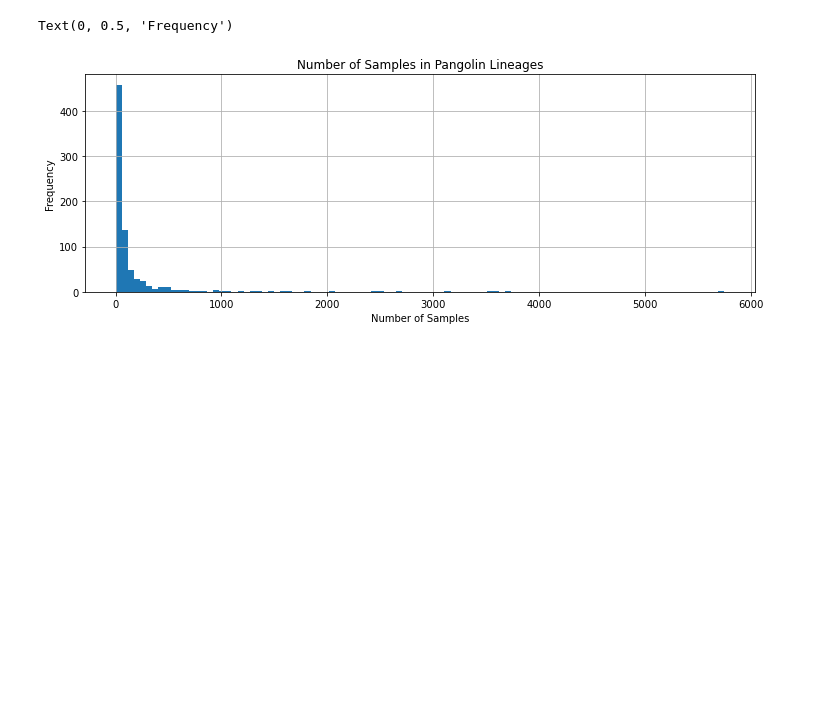
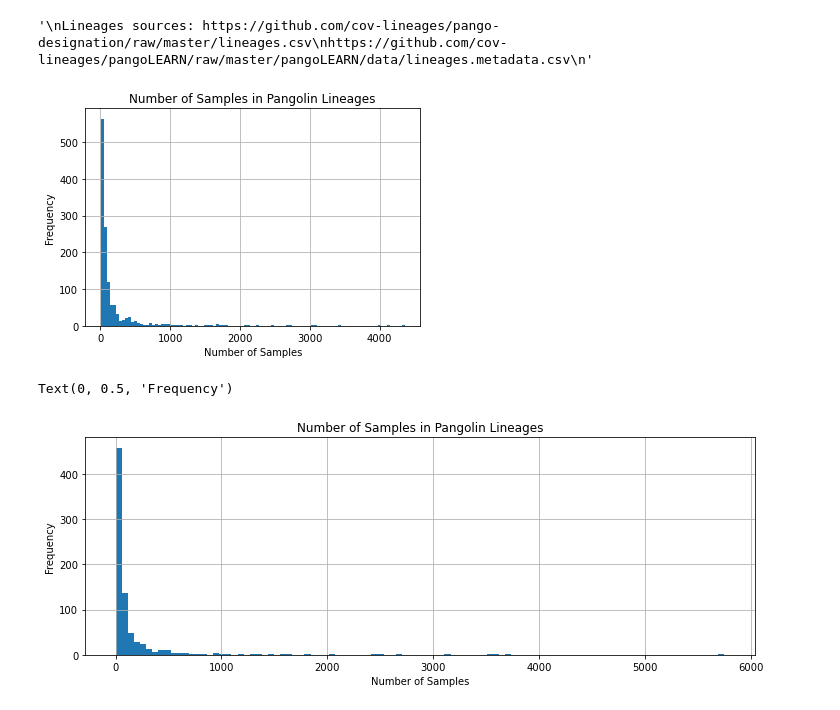
Before and after one commit to itsyosef/bionetworks, a Jupyter notebook: covid/notebooks/PangoLineages.ipynb, the cells around one changed output. Saved outputs shown, nothing was run; the diff lists cells and outputs as text; code cells hidden in the pictures; blank space fills up the shorter version.

```diff
--- a/covid/notebooks/Untitled.ipynb
+++ b/covid/notebooks/PangoLineages.ipynb
@@ -2,6 +2,27 @@
 import pandas as pd
 import numpy as np
 from matplotlib import pyplot as plt
+# %%
+"""
+Lineages sources: https://github.com/cov-lineages/pango-designation/raw/master/lineages.csv
+https://github.com/cov-lineages/pangoLEARN/raw/master/pangoLEARN/data/lineages.metadata.csv
+"""
+# %% [output]
+'\nLineages sources: https://github.com/cov-lineages/pango-designation/raw/master/lineages.csv\nhttps://github.com/cov-lineages/pangoLEARN/raw/master/pangoLEARN/data/lineages.metadata.csv\n'
+# %%
+#From https://github.com/cov-lineages/pangoLEARN/raw/master/pangoLEARN/data/lineages.metadata.csv
+fig, ax = plt.subplots(figsize=(6,4))
+
+lineages = pd.read_csv("../data/lineages.csv")
+lineages.lineage.value_counts().iloc[10:].hist(bins=100, ax=ax)
+
+
+ax.set_title("Number of Samples in Pangolin Lineages")
+ax.set_xlabel("Number of Samples")
+ax.set_ylabel("Frequency")
+plt.savefig("samples_per_pangolin_lineage.png", dpi=100, facecolor="white")
+# %% [output]
+[figure, added]
 # %%
 fig, ax = plt.subplots(figsize=(6,4))
 lineages = pd.read_csv("/sfs/lustre/bahamut/scratch/jho5ze/bionets/covid/data/lineage_recall_report.csv")
```
Also changed, not shown: 6 other files.
